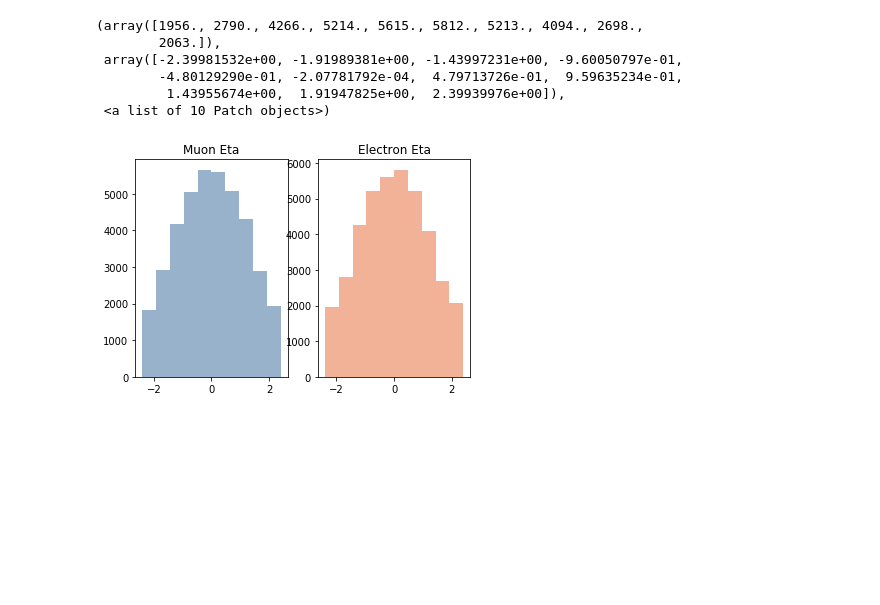
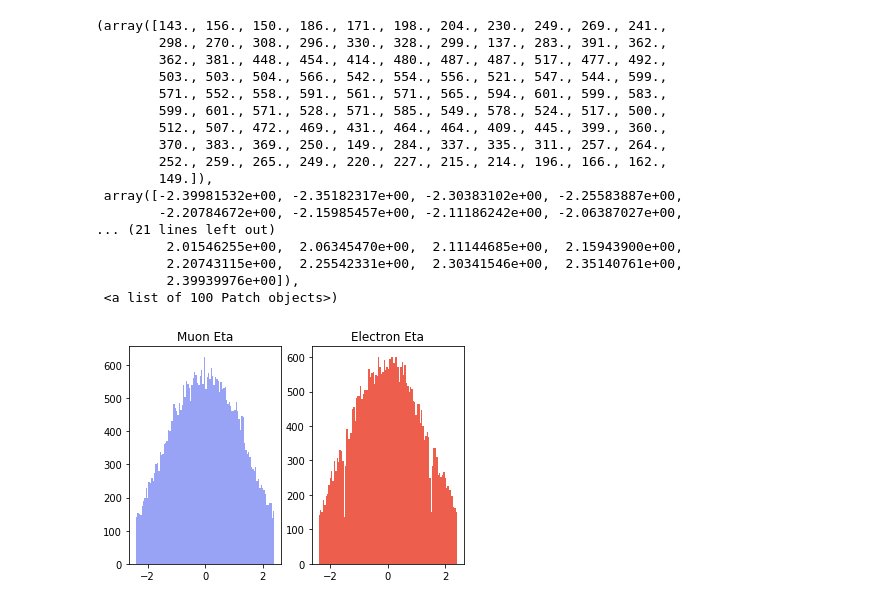
Before and after one commit to btannenw/CMS_machineLearning, a Jupyter notebook: leptonIdentificationNN/PlottingLeptonFeatures.ipynb, the cells around one changed output. Drawn from its saved outputs; the diff is of its cells as text; code cells hidden in the pictures; blank space fills up the shorter version.

```diff
--- a/leptonIdentificationNN/PlottingLeptonFeatures.ipynb
+++ b/leptonIdentificationNN/PlottingLeptonFeatures.ipynb
@@ -25 +34,5 @@ ec = (0.9, 0.4, 0.2, 0.5)
+# %%
+# set plot colors
+mc = (0.0, 0.1, 0.9, 0.4)
+ec = (0.9, 0.1, 0.0, 0.7)
 # %%
@@ -47,17 +130,29 @@ plt.hist(es[:,0], label="Electrons", color=ec)
 # %%
+# Phase 1 plot
 plt.subplot(1,2,1)
 plt.title("Muon Eta")
-plt.hist(ms[:,1], label="Muons", color=mc)
+plt.hist(ms[:,1], label="Muons", color=mc, bins=100)
 plt.subplot(1,2,2)
 plt.title("Electron Eta")
-plt.hist(es[:,1], label="Electrons", color=ec)
+plt.hist(es[:,1], label="Electrons", color=ec, bins=100)
 # plt.plot(es[:,3], label="Electrons", color=ec)
 #plt.legend()
 # %% [output]
-(array([1956., 2790., 4266., 5214., 5615., 5812., 5213., 4094., 2698.,
-        2063.]),
- array([-2.39981532e+00, -1.91989381e+00, -1.43997231e+00, -9.60050797e-01,
-        -4.80129290e-01, -2.07781792e-04,  4.79713726e-01,  9.59635234e-01,
-         1.43955674e+00,  1.91947825e+00,  2.39939976e+00]),
- <a list of 10 Patch objects>)
+(array([143., 156., 150., 186., 171., 198., 204., 230., 249., 269., 241.,
+        298., 270., 308., 296., 330., 328., 299., 137., 283., 391., 362.,
+        362., 381., 448., 454., 414., 480., 487., 487., 517., 477., 492.,
+        503., 503., 504., 566., 542., 554., 556., 521., 547., 544., 599.,
+        571., 552., 558., 591., 561., 571., 565., 594., 601., 599., 583.,
+        599., 601., 571., 528., 571., 585., 549., 578., 524., 517., 500.,
+        512., 507., 472., 469., 431., 464., 464., 409., 445., 399., 360.,
+        370., 383., 369., 250., 149., 284., 337., 335., 311., 257., 264.,
+        252., 259., 265., 249., 220., 227., 215., 214., 196., 166., 162.,
+        149.]),
+ array([-2.39981532e+00, -2.35182317e+00, -2.30383102e+00, -2.25583887e+00,
+        -2.20784672e+00, -2.15985457e+00, -2.11186242e+00, -2.06387027e+00,
+... (21 lines left out)
+         2.01546255e+00,  2.06345470e+00,  2.11144685e+00,  2.15943900e+00,
+         2.20743115e+00,  2.25542331e+00,  2.30341546e+00,  2.35140761e+00,
+         2.39939976e+00]),
+ <a list of 100 Patch objects>)
-[figure, old version]
+[figure, new version]
```
Also changed, not shown: parts of 13 cells of this notebook.
